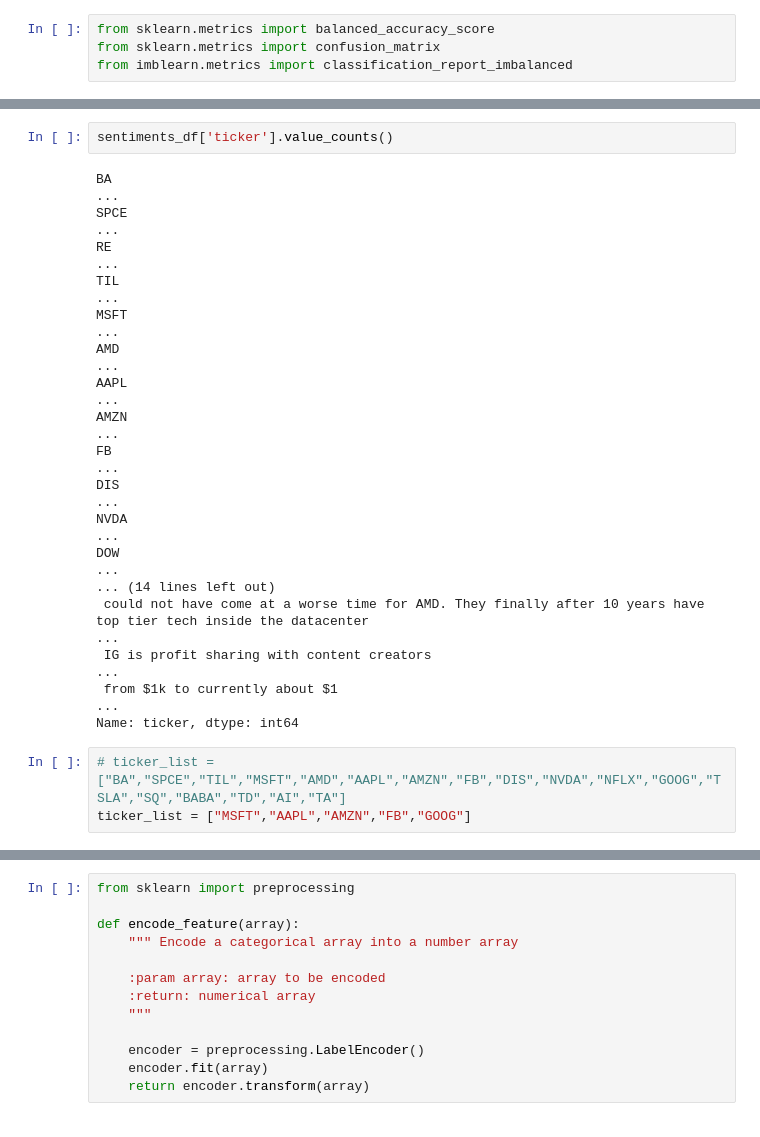
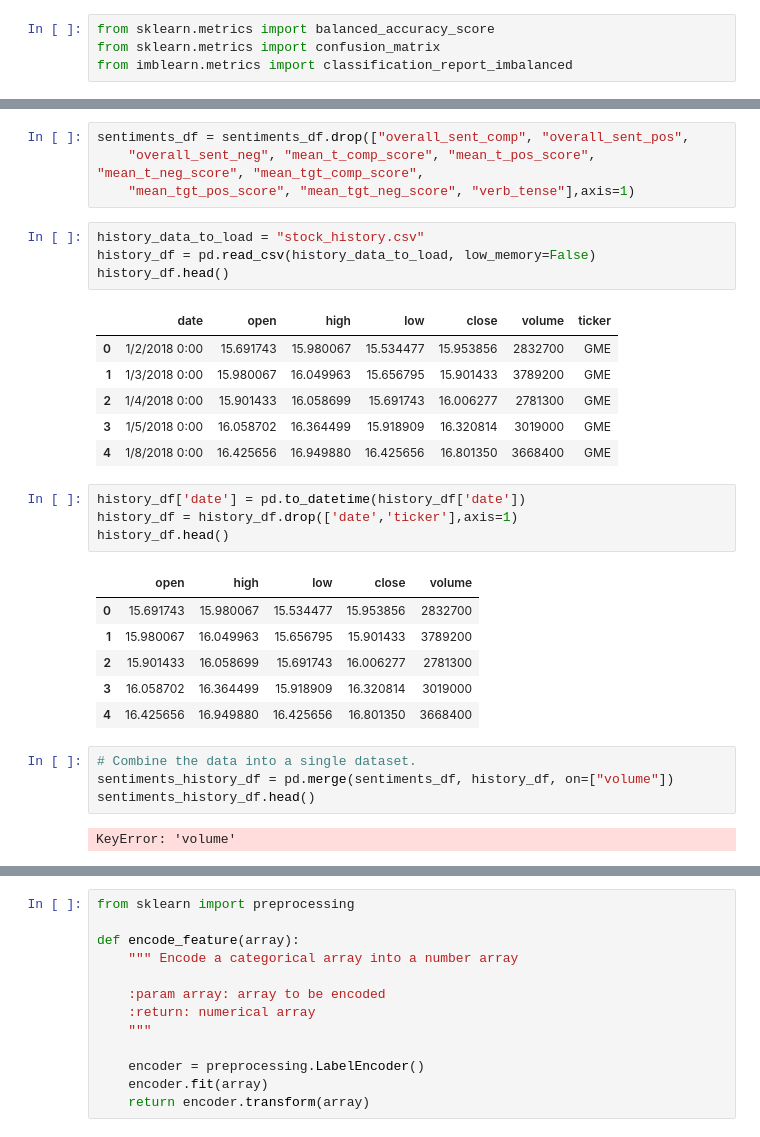
Before and after one commit to Dreski9000/Social_Media_Stock_Sentiment, a Jupyter notebook: MachineLearning4.ipynb, the cells around one changed output, grey strips where cells are left out. Drawn from its saved outputs; the diff is of its cells as text.

```diff
--- a/MachineLearning4.ipynb
+++ b/MachineLearning4.ipynb
@@ -26,24 +28,33 @@ sentiments_df.head()
-# %%
-sentiments_df['ticker'].value_counts()
-# %% [output]
-BA                                                                                                                                                                                                       ...
-SPCE                                                                                                                                                                                                     ...
-RE                                                                                                                                                                                                       ...
-TIL                                                                                                                                                                                                      ...
-MSFT                                                                                                                                                                                                     ...
-AMD                                                                                                                                                                                                      ...
-AAPL                                                                                                                                                                                                     ...
-AMZN                                                                                                                                                                                                     ...
-FB                                                                                                                                                                                                       ...
-DIS                                                                                                                                                                                                      ...
-NVDA                                                                                                                                                                                                     ...
-DOW                                                                                                                                                                                                      ...
-... (14 lines left out)
- could not have come at a worse time for AMD. They finally after 10 years have top tier tech inside the datacenter                                                                                       ...
- IG is profit sharing with content creators                                                                                                                                                              ...
- from $1k to currently about $1                                                                                                                                                                          ...
-Name: ticker, dtype: int64
-# %%
-# ticker_list = ["BA","SPCE","TIL","MSFT","AMD","AAPL","AMZN","FB","DIS","NVDA","NFLX","GOOG","TSLA","SQ","BABA","TD","AI","TA"]
-ticker_list = ["MSFT","AAPL","AMZN","FB","GOOG"]
+# %%
+sentiments_df = sentiments_df.drop(["overall_sent_comp", "overall_sent_pos",
+    "overall_sent_neg", "mean_t_comp_score", "mean_t_pos_score", "mean_t_neg_score", "mean_tgt_comp_score",
+    "mean_tgt_pos_score", "mean_tgt_neg_score", "verb_tense"],axis=1)
+# %%
+history_data_to_load = "stock_history.csv"
+history_df = pd.read_csv(history_data_to_load, low_memory=False)
+history_df.head()
+# %% [output]
+|  | date | open | high | low | close | volume | ticker |
+| 0 | 1/2/2018 0:00 | 15.691743 | 15.980067 | 15.534477 | 15.953856 | 2832700 | GME |
+| 1 | 1/3/2018 0:00 | 15.980067 | 16.049963 | 15.656795 | 15.901433 | 3789200 | GME |
+| 2 | 1/4/2018 0:00 | 15.901433 | 16.058699 | 15.691743 | 16.006277 | 2781300 | GME |
+| 3 | 1/5/2018 0:00 | 16.058702 | 16.364499 | 15.918909 | 16.320814 | 3019000 | GME |
+| 4 | 1/8/2018 0:00 | 16.425656 | 16.949880 | 16.425656 | 16.801350 | 3668400 | GME |
+# %%
+history_df['date'] = pd.to_datetime(history_df['date'])
+history_df = history_df.drop(['date','ticker'],axis=1)
+history_df.head()
+# %% [output]
+|  | open | high | low | close | volume |
+| 0 | 15.691743 | 15.980067 | 15.534477 | 15.953856 | 2832700 |
+| 1 | 15.980067 | 16.049963 | 15.656795 | 15.901433 | 3789200 |
+| 2 | 15.901433 | 16.058699 | 15.691743 | 16.006277 | 2781300 |
+| 3 | 16.058702 | 16.364499 | 15.918909 | 16.320814 | 3019000 |
+| 4 | 16.425656 | 16.949880 | 16.425656 | 16.801350 | 3668400 |
+# %%
+# Combine the data into a single dataset.
+sentiments_history_df = pd.merge(sentiments_df, history_df, on=["volume"])
+sentiments_history_df.head()
+# %% [output]
+KeyError: 'volume'
 # %%
```
Also changed, not shown: parts of 48 cells of this notebook, 1 other file.
